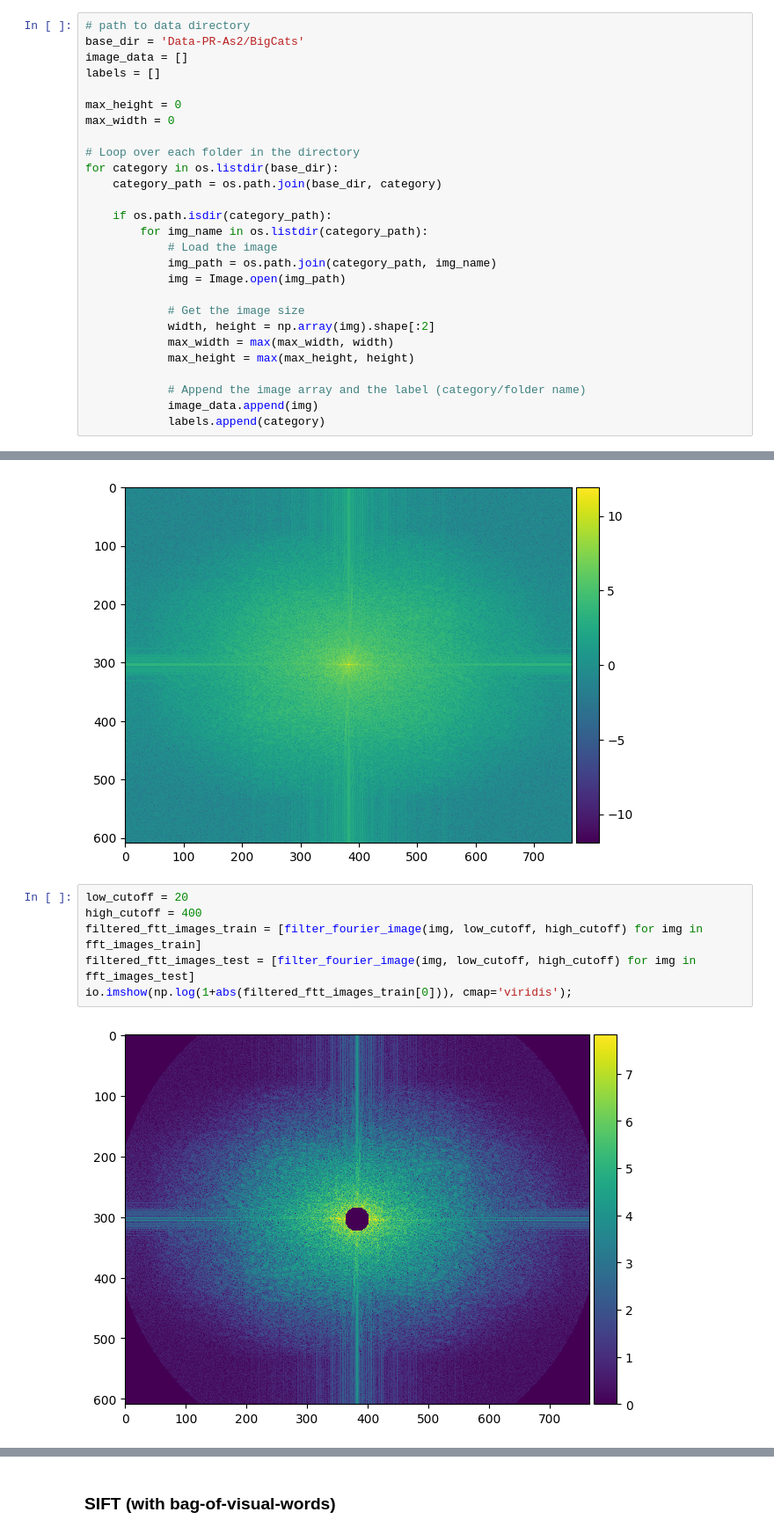
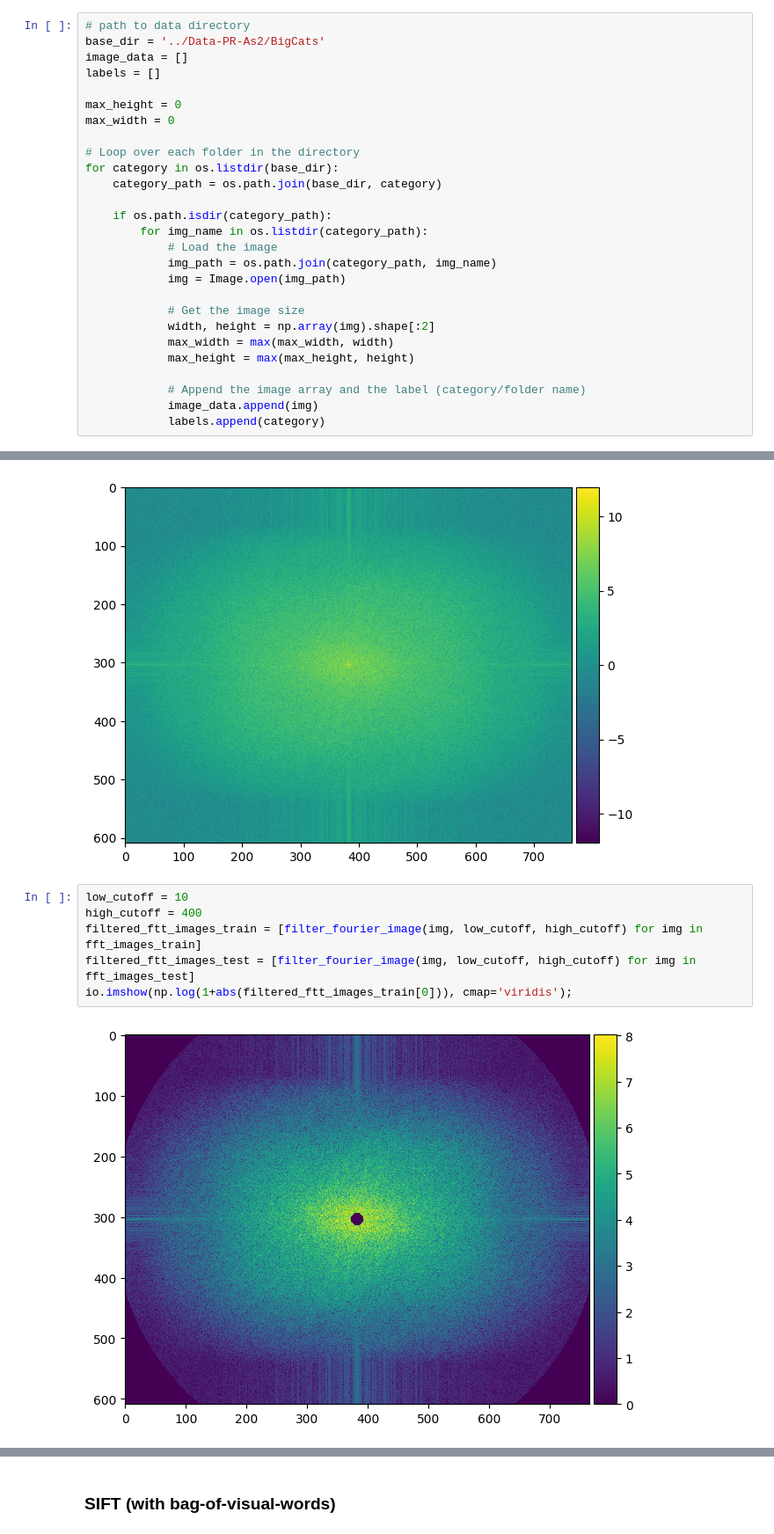
Before and after one commit to hylke35/PatternRecognition, a Jupyter notebook: big_cats.ipynb, the cells around one changed output, grey strips where cells are left out. Shown at 88% size. Cells and saved outputs as stored; diff of their text form.

```diff
--- a/big_cats.ipynb
+++ b/big_cats.ipynb
@@ -139,7 +145,7 @@ def plot_ROC(y_test, y_scores):
 # Big Cats
 # %%
 # path to data directory
-base_dir = 'Data-PR-As2/BigCats'
+base_dir = '../Data-PR-As2/BigCats'
 image_data = []
 labels = []
 
@@ -208,13 +214,13 @@ io.imshow(np.log(abs(fft_images_train[0])), cmap='viridis');
 # %% [output]
 [figure]
 # %%
-low_cutoff = 20
+low_cutoff = 10
 high_cutoff = 400
 filtered_ftt_images_train = [filter_fourier_image(img, low_cutoff, high_cutoff) for img in fft_images_train]
 filtered_ftt_images_test = [filter_fourier_image(img, low_cutoff, high_cutoff) for img in fft_images_test]
 io.imshow(np.log(1+abs(filtered_ftt_images_train[0])), cmap='viridis');
 # %% [output]
-[figure, old version]
+[figure, new version]
 # %%
 ifft_images_train = [inverse_fourier_transform(f) for f in filtered_ftt_images_train]
 ifft_images_test = [inverse_fourier_transform(f) for f in filtered_ftt_images_test]
```
Also changed, not shown: parts of 24 cells of this notebook.
